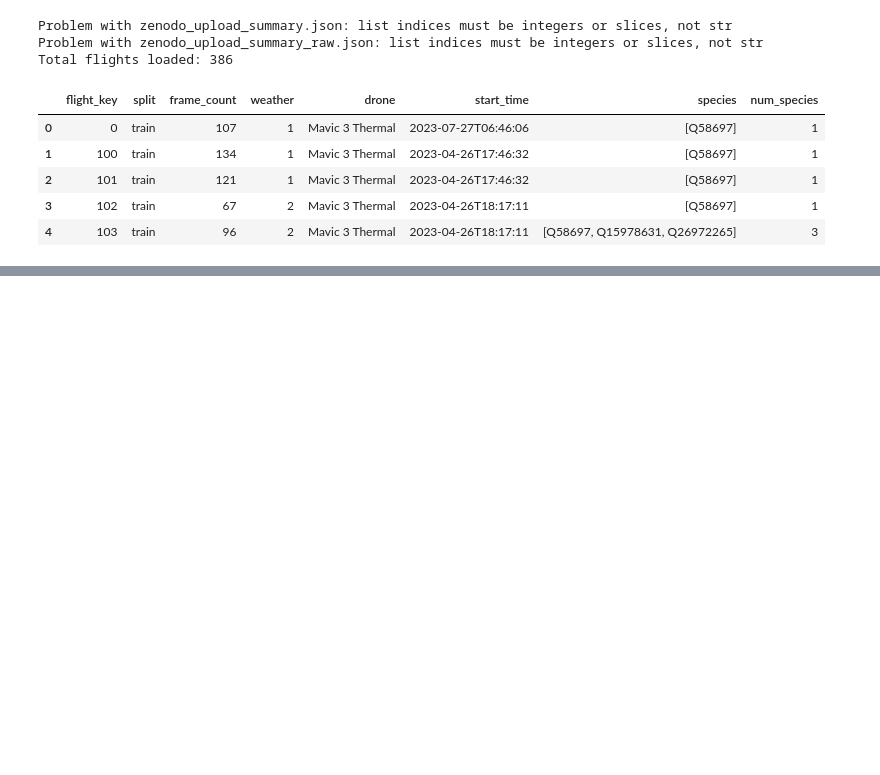
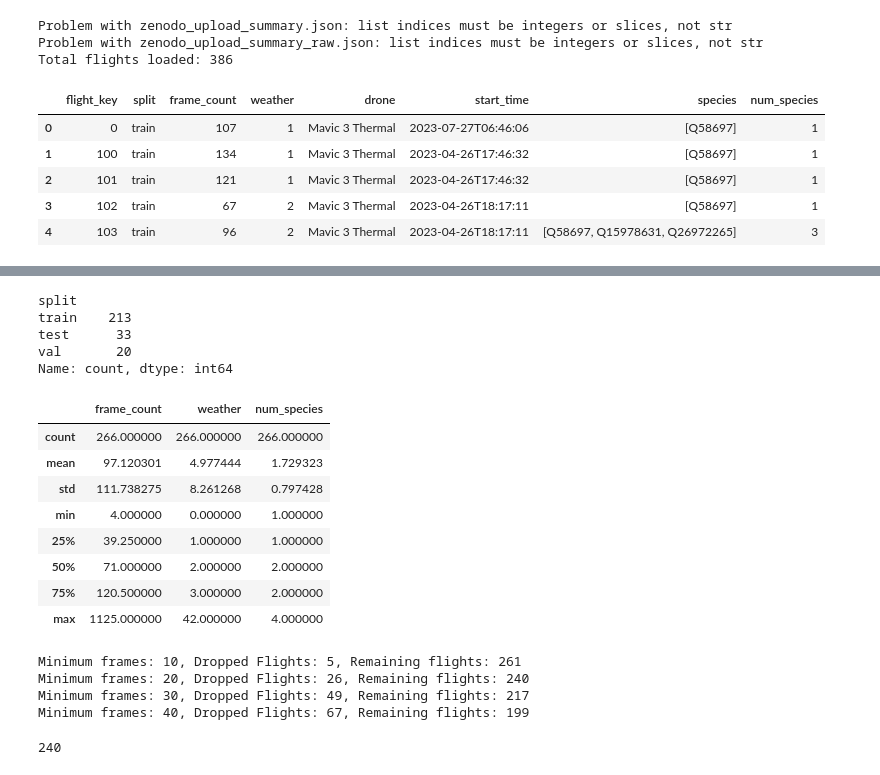
Before and after one commit to Navid-alt/BAMBI_MOT, a Jupyter notebook: notebooks/01_Exploration.ipynb, the cells around one changed output, grey strips where cells are left out. Saved outputs shown, nothing was run; the diff lists cells and outputs as text; code cells hidden in the pictures; blank space fills up the shorter version.

```diff
--- a/notebooks/01_Exploration.ipynb
+++ b/notebooks/01_Exploration.ipynb
@@ -67,0 +117,38 @@ Total flights loaded: 386
+# %%
+target_species = {"Q58697", "Q1219579", "Q122069"}
+
+df = df[df['species'].apply(lambda species: any(s in target_species for s in species))]
+print(df['split'].value_counts())
+df.describe()
+# %% [output]
+split
+train    213
+test      33
+val       20
+Name: count, dtype: int64
+|  | frame_count | weather | num_species |
+| count | 266.000000 | 266.000000 | 266.000000 |
+| mean | 97.120301 | 4.977444 | 1.729323 |
+| std | 111.738275 | 8.261268 | 0.797428 |
+| min | 4.000000 | 0.000000 | 1.000000 |
+| 25% | 39.250000 | 1.000000 | 1.000000 |
+| 50% | 71.000000 | 2.000000 | 2.000000 |
+| 75% | 120.500000 | 3.000000 | 2.000000 |
+| max | 1125.000000 | 42.000000 | 4.000000 |
+# %%
+min_frames = [10, 20, 30, 40]
+
+for min_frame in min_frames:
+    filtered_df = df[df['frame_count'] >= min_frame]
+    print(f"Minimum frames: {min_frame}, Dropped Flights: {len(df) - len(filtered_df)}, Remaining flights: {len(filtered_df)}")
+# %% [output]
+Minimum frames: 10, Dropped Flights: 5, Remaining flights: 261
+Minimum frames: 20, Dropped Flights: 26, Remaining flights: 240
+Minimum frames: 30, Dropped Flights: 49, Remaining flights: 217
+Minimum frames: 40, Dropped Flights: 67, Remaining flights: 199
+# %%
+df_final = df[df['frame_count'] >= 20].copy()
+flight_keys = df_final['flight_key'].tolist()
+print(len(df_final))
+# %% [output]
+240
```
Also changed, not shown: parts of 7 cells of this notebook, 2 other files.
